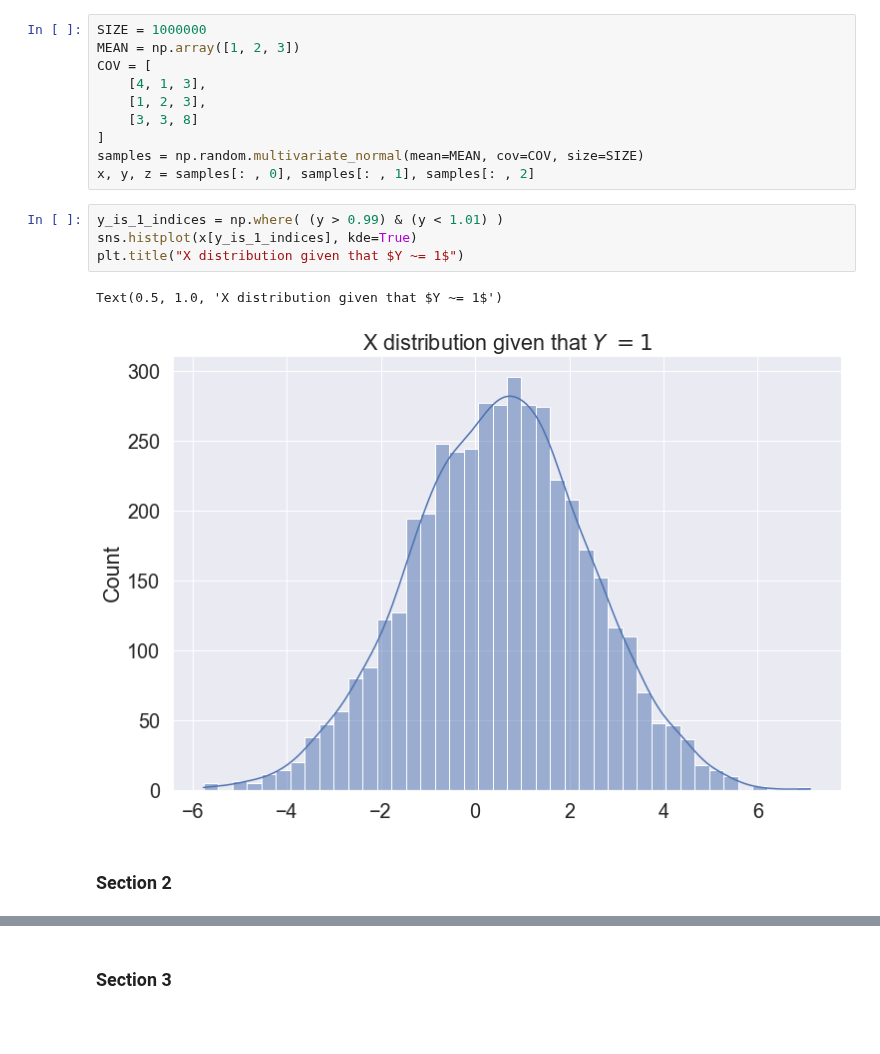
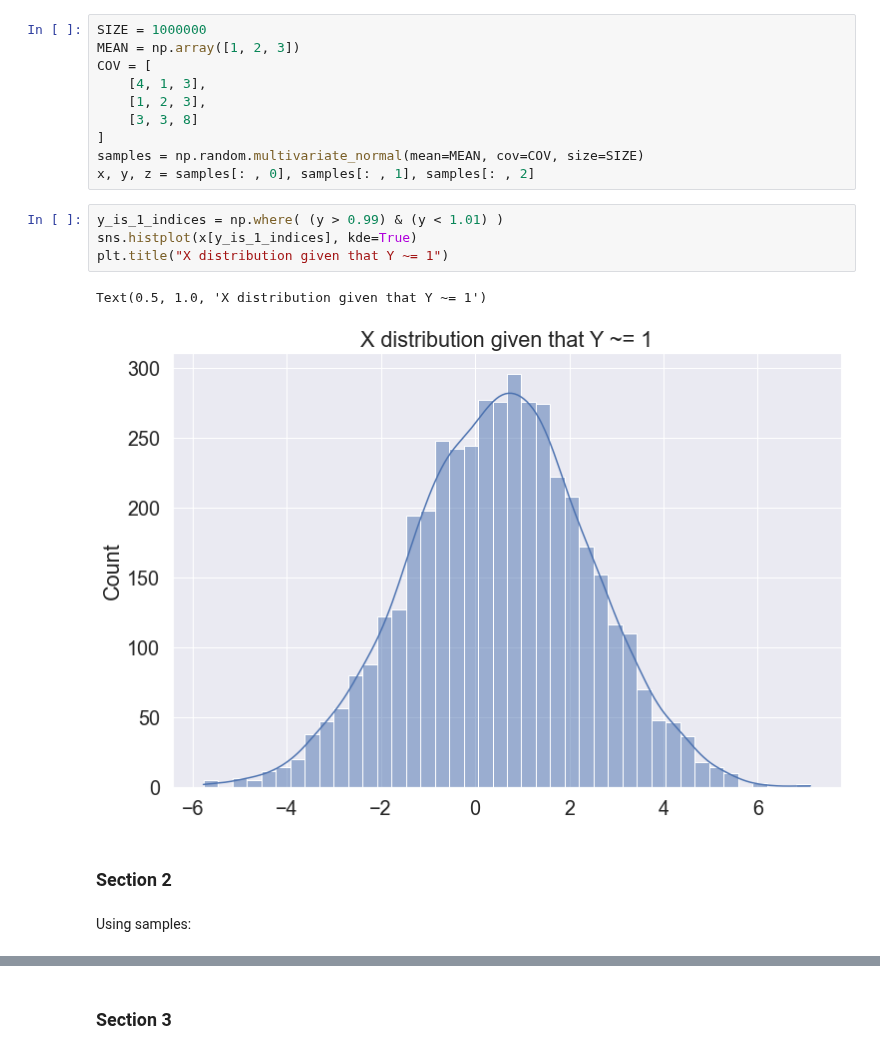
Before and after one commit to EyalMichaeli/IDC_masters, a Jupyter notebook: semester_2/stat/Exercises/Eyal/EX2/hw2.ipynb, the cells around one changed output, grey strips where cells are left out. Drawn from its saved outputs; the diff is of its cells as text; blank space fills up the shorter version.

```diff
--- a/semester_2/stat/Exercises/Eyal/EX2/hw2.ipynb
+++ b/semester_2/stat/Exercises/Eyal/EX2/hw2.ipynb
@@ -300,12 +365,14 @@ x, y, z = samples[: , 0], samples[: , 1], samples[: , 2]
 # %%
 y_is_1_indices = np.where( (y > 0.99) & (y < 1.01) )
 sns.histplot(x[y_is_1_indices], kde=True)
-plt.title("X distribution given that $Y ~= 1$")
+plt.title("X distribution given that Y ~= 1")
 # %% [output]
-Text(0.5, 1.0, 'X distribution given that $Y ~= 1$')
+Text(0.5, 1.0, 'X distribution given that Y ~= 1')
-[figure, old version]
+[figure, new version]
 # %% [markdown]
 ### Section 2
+# %% [markdown]
+Using samples:
 # %%
 z_is_1_indices = np.where( (z > 0.99) & (z < 1.01) )
 plot = sns.jointplot(x=x[z_is_1_indices], y=y[z_is_1_indices], marginal_kws=dict(bins=20))
```
Also changed, not shown: parts of 15 cells of this notebook, 1 other file.
